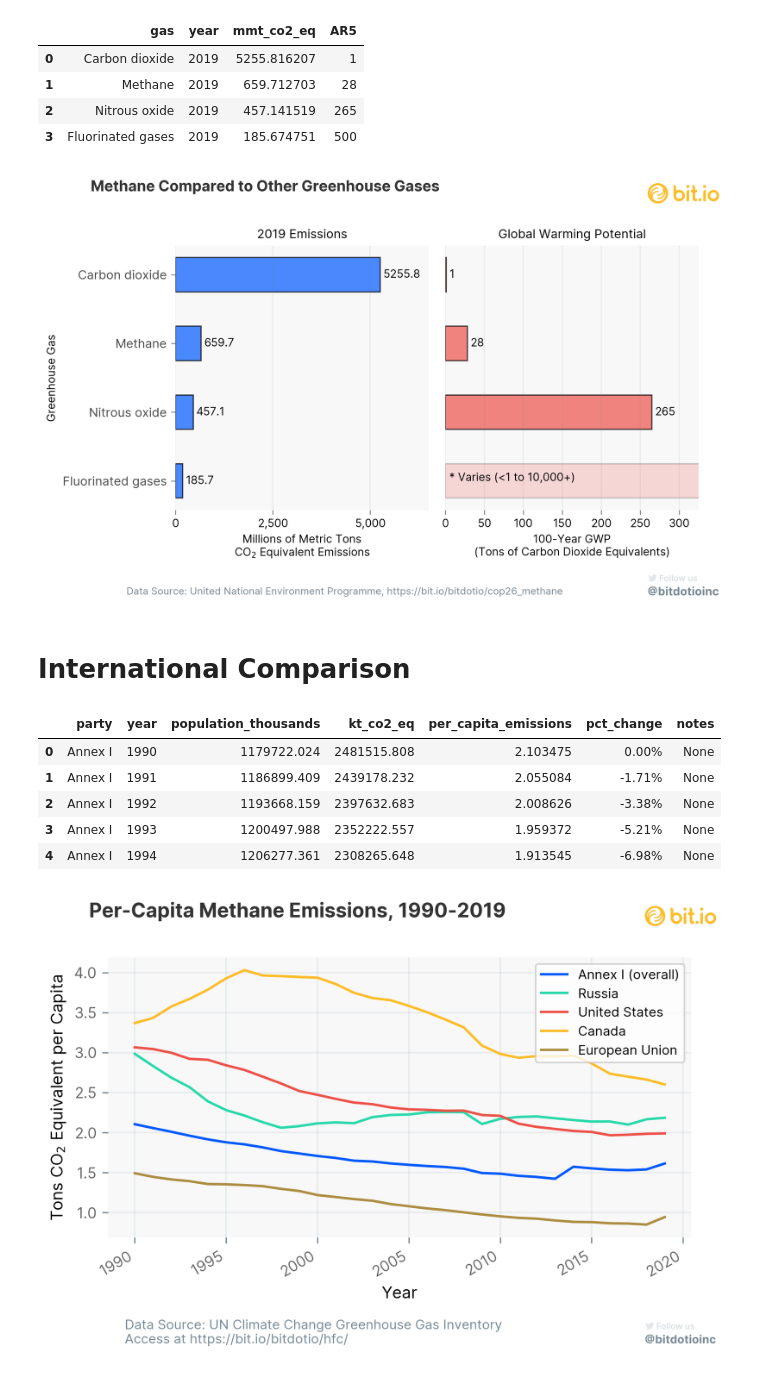
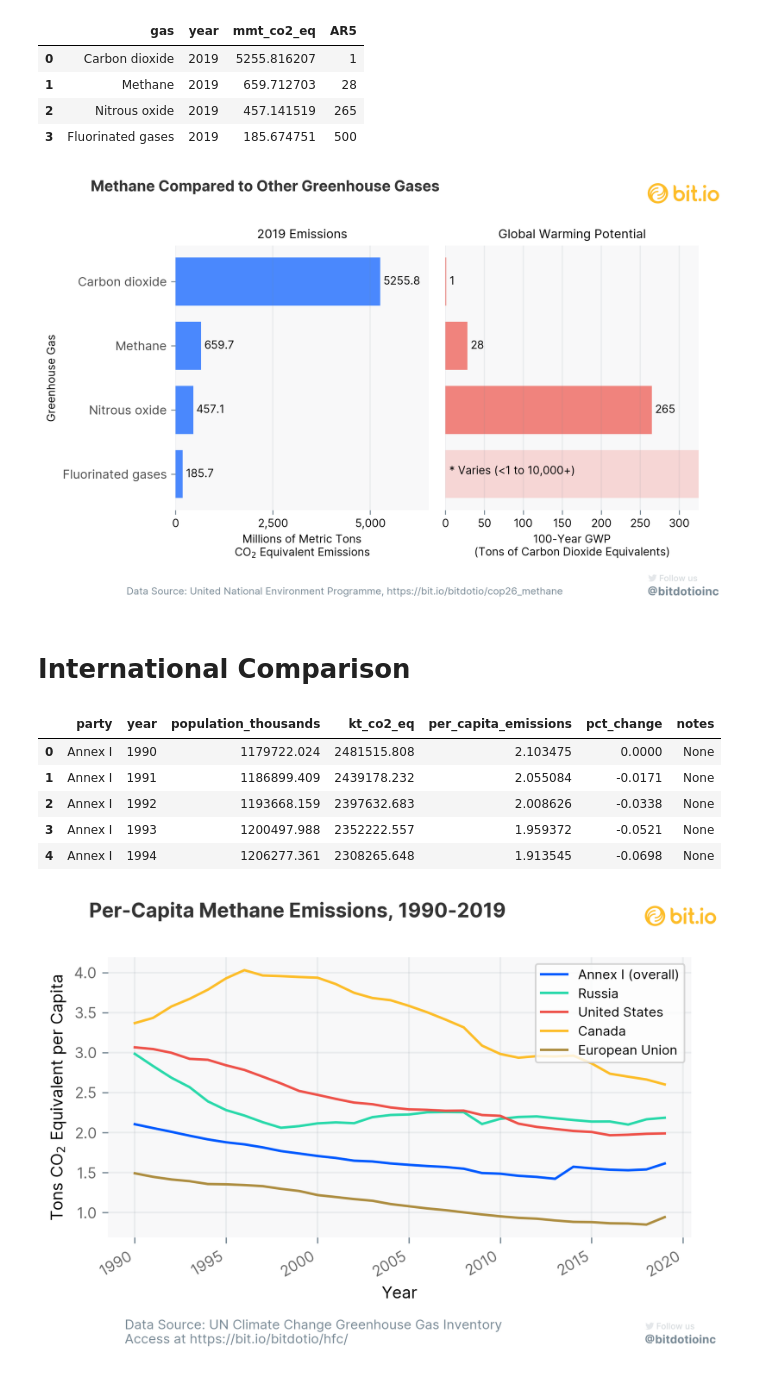
Before and after one commit to dliden-bitdotio/cop_methane, a Jupyter notebook: notebooks/methane_analysis.ipynb, the cells around one changed output. Drawn from its saved outputs; the diff is of its cells as text; code cells hidden in the pictures.

Commit message:
finish initial figures

```diff
--- a/notebooks/methane_analysis.ipynb
+++ b/notebooks/methane_analysis.ipynb
@@ -229,8 +229,8 @@ gases_2019
 # %%
 fig, ax = plt.subplots(nrows=1, ncols=2, figsize=(8,5), dpi=300)
 
-bar1 = ax[0].barh(y="gas", width="mmt_co2_eq", data=gases_2019, color=BLUE, alpha=0.7, height=0.5, edgecolor="black")
-bar2 = ax[1].barh(y="gas", width="AR5", data=gases_2019, color=RED, alpha=0.7, height=0.5, edgecolor="black")
+bar1 = ax[0].barh(y="gas", width="mmt_co2_eq", data=gases_2019, color=BLUE, alpha=0.7, height=0.75)#, edgecolor="black")
+bar2 = ax[1].barh(y="gas", width="AR5", data=gases_2019, color=RED, alpha=0.7, height=0.75)#, edgecolor="black")
 
 ax[0].invert_yaxis()
 ax[1].invert_yaxis()
@@ -287,34 +287,34 @@ for a in ax:
     a.tick_params(which='both', bottom=True, left=True, color=GREY)
 
 
 fig.tight_layout(rect=[0.02,0.1,0.97,0.9])
 
 fig.text(0.15, 0.05, "Data Source: United National Environment Programme, https://bit.io/bitdotio/cop26_methane", ha='left',
          fontdict={"family":"Inter", "size":8, "color":GREY})
 
 fig.suptitle("Methane Compared to Other Greenhouse Gases", x=0.1, y=0.98,
              fontweight="bold", ha="left", fontdict={"family":"Inter", "size":8, "color":"black", "alpha":0.8})
 
 
 # Fonts
 mpl.rcParams['font.family'] = 'Inter'
 
 # logos
 logo = plt.axes([0.88,0.9, 0.1, 0.1], frameon=True)
 logo.imshow(img)
 logo.axis('off')
 logo.patch.set_facecolor("white")
 
 twt = plt.axes([0.88,0.02, 0.1, 0.1], frameon=True)
 twt.imshow(img2)
 twt.axis('off')
 fig.patch.set_facecolor("white")
 
 if not Path("../figures/").exists():
     Path("../figures/").mkdir()
 plt.savefig("../figures/compare_methane.png")
 # %% [output]
-[figure, old version]
+[figure, new version]
 # %% [markdown]
 # International Comparison
 # %%
@@ -330,14 +330,16 @@ with engine.connect() as conn:
     # Set 1 minute statement timeout (units are milliseconds)
     conn.execute("SET statement_timeout = 60000;")
     ic = pd.read_sql(sql, conn)
+
+ic["pct_change"] = ic["pct_change"].str.replace("%", "").astype(float)/100
 ic.head()
 # %% [output]
 |  | party | year | population_thousands | kt_co2_eq | per_capita_emissions | pct_change | notes |
-| 0 | Annex I | 1990 | 1179722.024 | 2481515.808 | 2.103475 | 0.00% | None |
-| 1 | Annex I | 1991 | 1186899.409 | 2439178.232 | 2.055084 | -1.71% | None |
-| 2 | Annex I | 1992 | 1193668.159 | 2397632.683 | 2.008626 | -3.38% | None |
-| 3 | Annex I | 1993 | 1200497.988 | 2352222.557 | 1.959372 | -5.21% | None |
-| 4 | Annex I | 1994 | 1206277.361 | 2308265.648 | 1.913545 | -6.98% | None |
+| 0 | Annex I | 1990 | 1179722.024 | 2481515.808 | 2.103475 | 0.0000 | None |
+| 1 | Annex I | 1991 | 1186899.409 | 2439178.232 | 2.055084 | -0.0171 | None |
+| 2 | Annex I | 1992 | 1193668.159 | 2397632.683 | 2.008626 | -0.0338 | None |
+| 3 | Annex I | 1993 | 1200497.988 | 2352222.557 | 1.959372 | -0.0521 | None |
+| 4 | Annex I | 1994 | 1206277.361 | 2308265.648 | 1.913545 | -0.0698 | None |
 # %%
 fig, ax = plt.subplots(figsize=(6,4), dpi=300)
 
```
Also changed, not shown: parts of 2 cells of this notebook.
